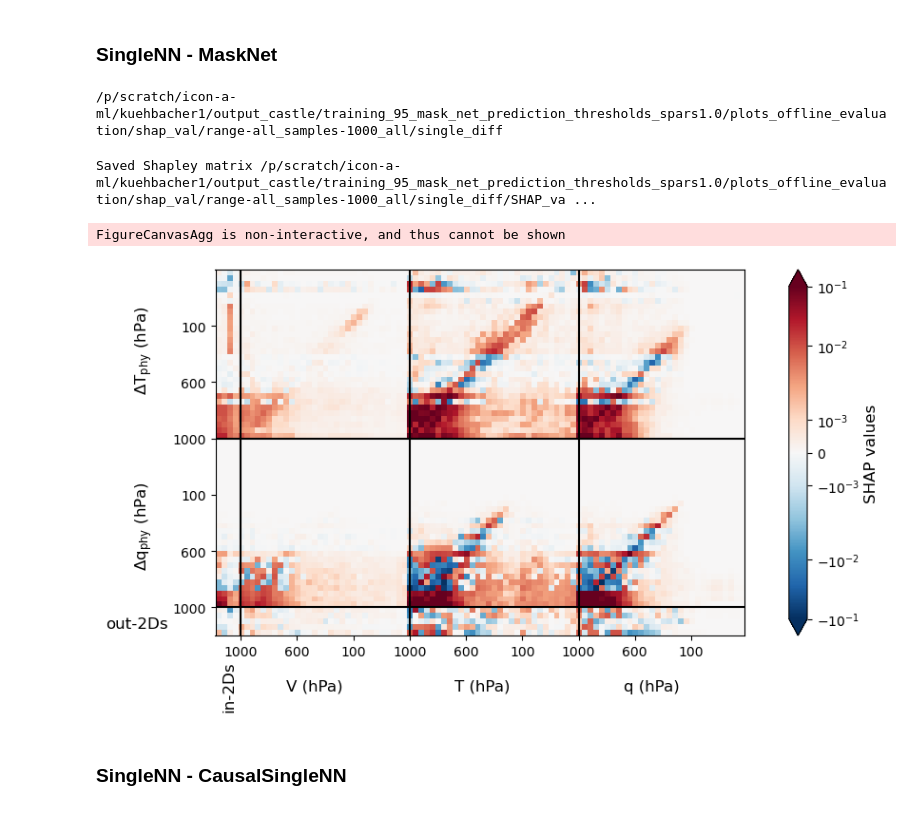
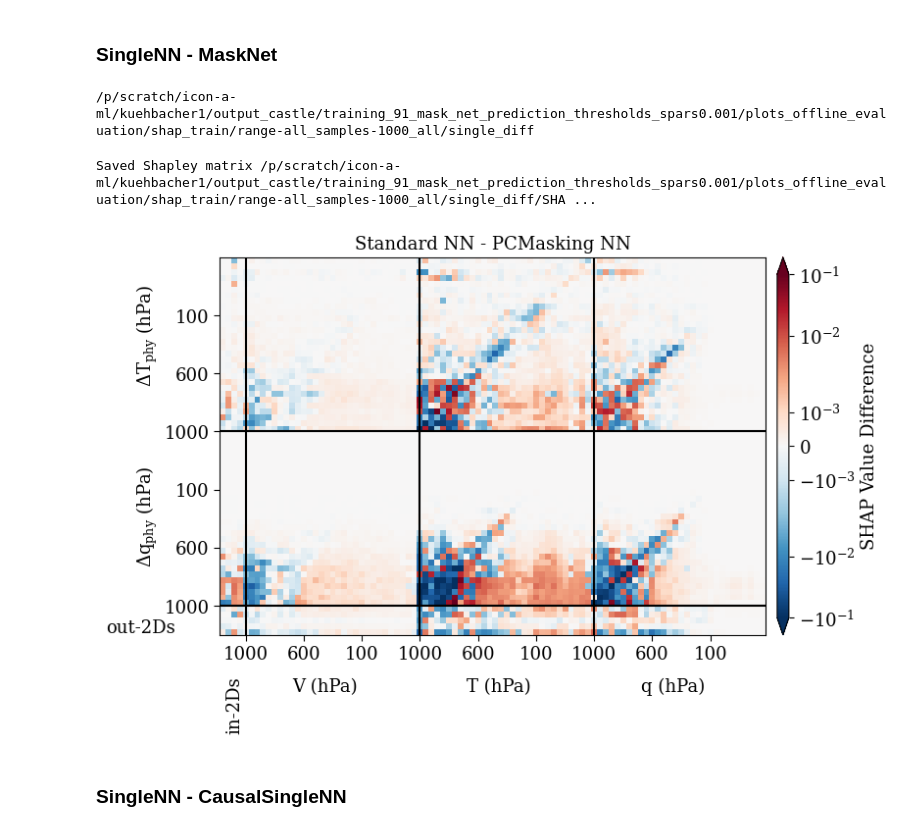
Before and after one commit to EyringMLClimateGroup/kuehbacher24ICMLA_PCMasking, a Jupyter notebook: notebooks_castle_offline_evaluation/offline_evaluation_shapley_diff.ipynb, the cells around one changed output. Drawn from its saved outputs; the diff is of its cells as text; code cells hidden in the pictures.

```diff
--- a/notebooks_castle_offline_evaluation/offline_evaluation_shapley_diff.ipynb
+++ b/notebooks_castle_offline_evaluation/offline_evaluation_shapley_diff.ipynb
@@ -42,3 +47,8 @@ import matplotlib.colors as colors
+# %%
+plt.rcParams["font.size"] = font_size
+plt.rcParams["font.family"] = "serif"
+plt.rcParams["font.serif"] = ["Computer Modern"] + plt.rcParams["font.serif"]
+plt.rcParams["mathtext.default"] = "regular"
 # %% [markdown]
 ## Load Shapley dictionaries
 # %%
@@ -140,7 +206,7 @@ def calculate_shap_matrix(setup, shap_dict_per_var, metric):
 # %%
 def plot_matrix_shap(clima_case, nn_case, metric, input_dict_inv_remap_var,  dict_outputs_idxs,
                      shap_matrix, diff=False, save=False, savenm=False, cmap=False,
-                     extend=False, interpolation='none', insets=False, **kwargs):
+                     extend=False, interpolation='none', title=None, insets=False, **kwargs):
     # diff doesn't do anything
 
     # Miscellaneous for plotting
@@ -167,7 +233,7 @@ def plot_matrix_shap(clima_case, nn_case, metric, input_dict_inv_remap_var,  dic
         if not cmap: cmap='RdBu_r'
         if not extend: extend='both'
 
-    cbar_label='SHAP values'
+    cbar_label='SHAP Value Difference'
 
     if insets:
         out_vars_2d, out_vars_2d_ticks = get_matrix_2d_idx(dict_outputs_idxs)
@@ -189,19 +255,22 @@ def plot_matrix_shap(clima_case, nn_case, metric, input_dict_inv_remap_var,  dic
         fig, ax = plot_matrix(None, shap_matrix,
                               in_vars, in_box_idx, in_ticks, in_ticks_labs,
                               out_vars, out_box_idx, out_ticks,  out_ticks_labs,
-                              extend, cbar_label, mask=False, num_parents=False,
+                              extend, cbar_label,
                               # vmin=vmin,
                               # vmax=vmax,
                               cmap=cmap,
                               # norm=colors.CenteredNorm(),
                               # norm=colors.SymLogNorm(linthresh=0.002, linscale=1.,vmin=-1., vmax=1., base=10)
                               norm=norm,
+                              title=title,
                               interpolation=interpolation,)
 
     if save:
         Path(save).mkdir(parents=True, exist_ok=True)
-        f_name = f'SHAP_values_{nn_case}_{clima_case}_{metric}.png' if not savenm else savenm
-        fig.savefig(f"{save}/{f_name}",dpi=1000.,bbox_inches='tight')
+        f_name = f'SHAP_values_diff_{nn_case}_{clima_case}_{metric}' if not savenm else savenm
+        fig.savefig(f"{save}/{f_name}.pdf", format="pdf", transparent=True, bbox_inches="tight")
+        fig.savefig(f"{save}/{f_name}.png",dpi=600.,bbox_inches='tight')
+
         print(f"Saved Shapley matrix {save}/{f_name}")
     return fig, ax
 # %% [markdown]
@@ -330,8 +399,8 @@ assert (pre_mask_net_shap_matrix_abs_mean.shape == (65, 94))
 # "training_100_mask_net_prediction_thresholds_spars1e-5"
 
 # mask_net_base_dir = os.path.join(PROJECT_ROOT, "output_castle", "training_75_mask_net_bespoke_thresholds")
-mask_net_base_dir = os.path.join(PROJECT_ROOT, "output_castle", "training_95_mask_net_prediction_thresholds_spars1.0")
-val_train = "_val"
+mask_net_base_dir = os.path.join(PROJECT_ROOT, "output_castle", "training_91_mask_net_prediction_thresholds_spars0.001")
+val_train = "_train"
 
 if "prediction_thresholds" in Path(mask_net_base_dir).name:
     mask_net_cfg = os.path.join(mask_net_base_dir, f"cfg_mask_net_thresholds{val_train}.yml")
@@ -363,19 +432,18 @@ output_dir = os.path.join(mask_net_base_shap_dir, "single_diff")
 
 print(output_dir)
 # %% [output]
-/p/scratch/icon-a-ml/kuehbacher1/output_castle/training_95_mask_net_prediction_thresholds_spars1.0/plots_offline_evaluation/shap_val/range-all_samples-1000_all/single_diff
+/p/scratch/icon-a-ml/kuehbacher1/output_castle/training_91_mask_net_prediction_thresholds_spars0.001/plots_offline_evaluation/shap_train/range-all_samples-1000_all/single_diff
+# %%
+title = "Standard NN - PCMasking NN"
 # %%
 shap_diff = single_shap_matrix_abs_mean - mask_net_shap_matrix_abs_mean
 # %%
 fig, ax = plot_matrix_shap("0K", "singleNN-MaskNet", "diff", mask_net_input_inverse_idx2var,
-                           mask_net_output_vars, shap_diff, save=output_dir)
-plt.savefig(os.path.join(output_dir, "SHAP_values_singleNN-MaskNet_0K_diff.pdf"), format="pdf", bbox_inches="tight")
-
-fig.show()
+                           mask_net_output_vars, shap_diff, title=title,
+                           save=output_dir)
 # %% [output]
-Saved Shapley matrix /p/scratch/icon-a-ml/kuehbacher1/output_castle/training_95_mask_net_prediction_thresholds_spars1.0/plots_offline_evaluation/shap_val/range-all_samples-1000_all/single_diff/SHAP_va ...
+Saved Shapley matrix /p/scratch/icon-a-ml/kuehbacher1/output_castle/training_91_mask_net_prediction_thresholds_spars0.001/plots_offline_evaluation/shap_train/range-all_samples-1000_all/single_diff/SHA ...
-FigureCanvasAgg is non-interactive, and thus cannot be shown
-[figure, old version]
+[figure, new version]
 # %% [markdown]
 ### SingleNN - CausalSingleNN
 # %%
```
Also changed, not shown: parts of 9 cells of this notebook, 4 other files.
